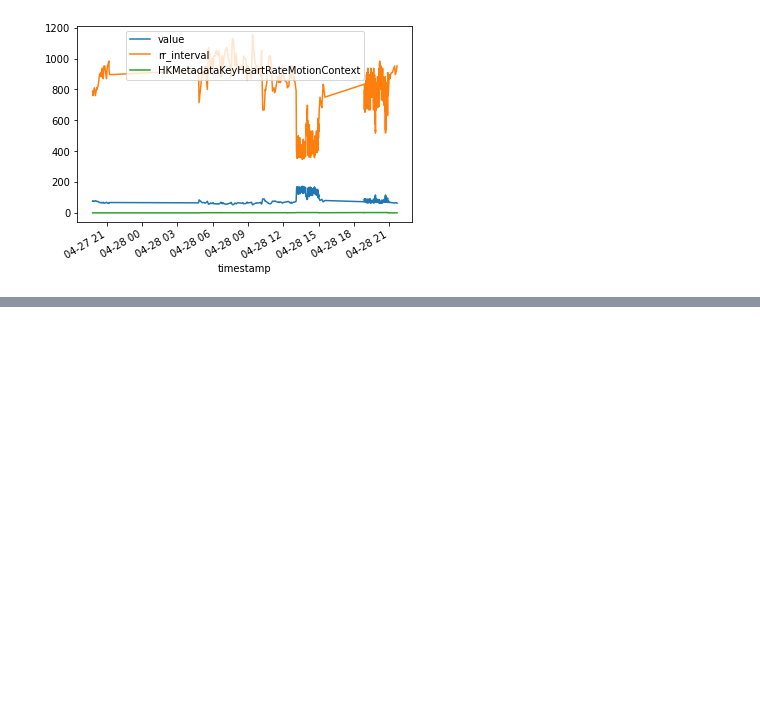
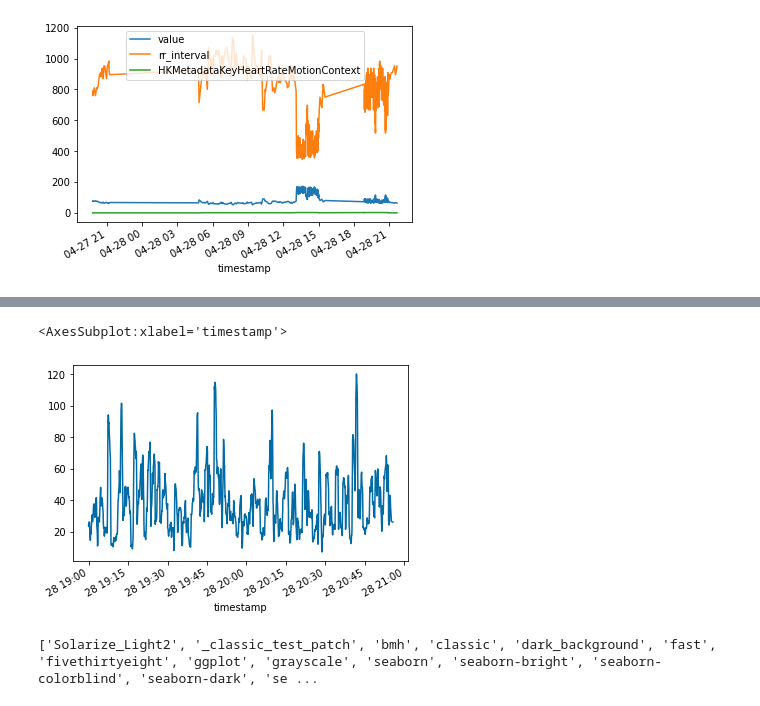
Before and after one commit to dakonr/jupyter-demonotebooks, a Jupyter notebook: statistics/heartrate/heartrate.ipynb, the cells around one changed output, grey strips where cells are left out. Saved outputs shown, nothing was run; the diff lists cells and outputs as text; code cells hidden in the pictures; blank space fills up the shorter version.

```diff
--- a/statistics/heartrate/heartrate.ipynb
+++ b/statistics/heartrate/heartrate.ipynb
@@ -125,0 +150,11 @@ for row in df.itertuples():
+# %%
+import matplotlib.pyplot as plt
+plt.style.use("tableau-colorblind10")
+df[pd.to_datetime("2022-04-28 19:00:00+00:00") : pd.to_datetime("2022-04-28 21:00:00+00:00")]["sdnn"].plot.line()
+# %% [output]
+<AxesSubplot:xlabel='timestamp'>
+[figure, added]
+# %%
+print(plt.style.available)
+# %% [output]
+['Solarize_Light2', '_classic_test_patch', 'bmh', 'classic', 'dark_background', 'fast', 'fivethirtyeight', 'ggplot', 'grayscale', 'seaborn', 'seaborn-bright', 'seaborn-colorblind', 'seaborn-dark', 'se ...
```
Also changed, not shown: parts of 3 cells of this notebook.
